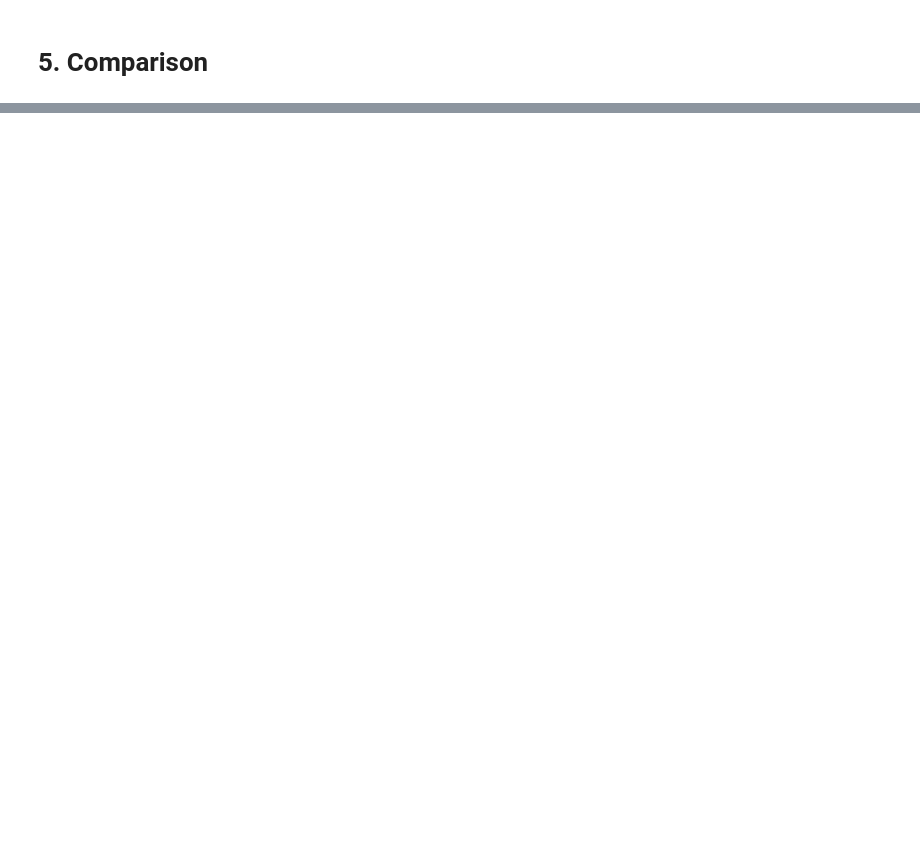
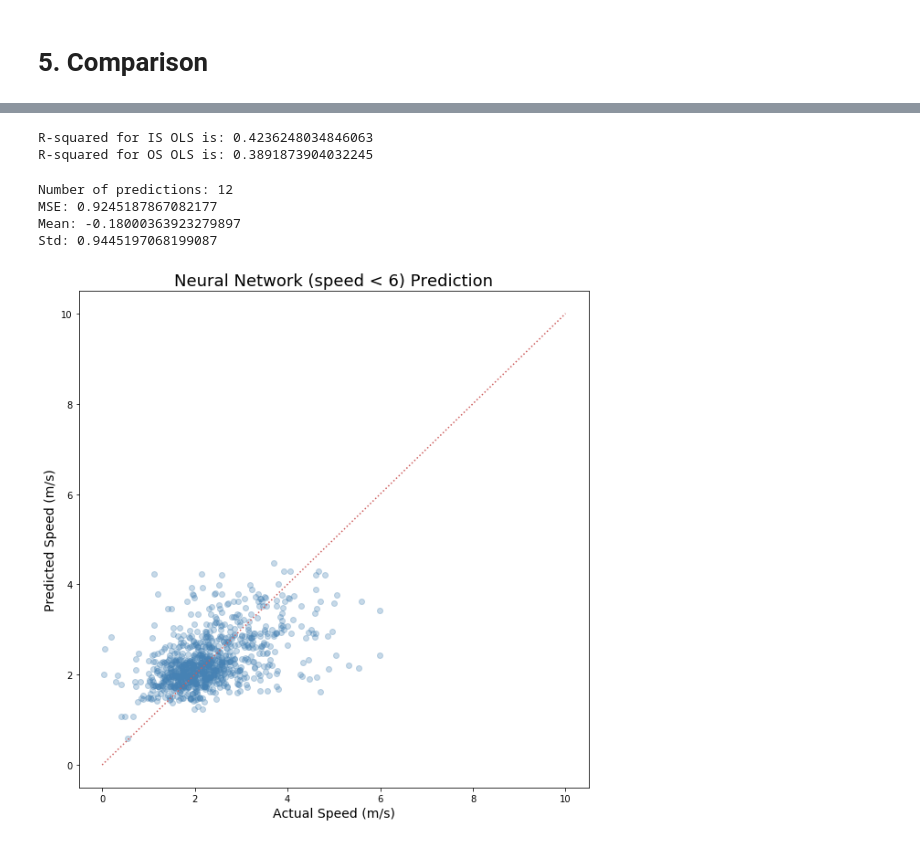
Before and after one commit to ywnch/NYC-bus-LTT-prediction, a Jupyter notebook: prediction.ipynb, the cells around one changed output, grey strips where cells are left out. Cells and saved outputs as stored; diff of their text form; code cells hidden in the pictures; blank space fills up the shorter version.

```diff
--- a/prediction.ipynb
+++ b/prediction.ipynb
@@ -380,0 +393,37 @@ plt.show()
+# %%
+# plot prediction result (with an additional arg for y_test)
+def plot_res_nn(model, X_test, y_test, title, fname):
+    fig = plt.figure(figsize=(10,10))
+    ax = fig.add_subplot(111)
+
+    ax.scatter(y_test, model.predict(X_test), color='steelblue', alpha=0.3)
+    ax.plot([0,10], [0,10], 'indianred', linestyle=':')
+
+    plt.xlabel("Actual Speed (m/s)", fontsize=14)
+    plt.ylabel("Predicted Speed (m/s)", fontsize=14)
+    plt.title("%s Prediction"%title, fontsize=18)
+
+    plt.savefig("output/%s.png"%fname, dpi=300)
+    plt.show()
+# %%
+# train separate models for different speed range
+X_train_pp_1 = X_train_pp[y_train < 6]
+X_train_pp_2 = X_train_pp[y_train >= 6]
+y_train_1 = y_train[y_train < 6]
+y_train_2 = y_train[y_train >= 6]
+
+X_test_pp_1 = X_test_pp[y_test < 6]
+X_test_pp_2 = X_test_pp[y_test >= 6]
+y_test_1 = y_test[y_test < 6]
+y_test_2 = y_test[y_test >= 6]
+# %%
+# train the first one (for those speed < 6)
+nn1 = MLPRegressor(hidden_layer_sizes=(40,),
+                  activation='relu',
+                  solver='lbfgs',
+                  learning_rate='adaptive',
+                  max_iter=1000,
+                  learning_rate_init=0.001,
+                  alpha=0.01,
+                  random_state=1009)
+nn1.fit(X_train_pp_1, y_train_1)
@@ -380,0 +473,20 @@ plt.show()
+# %%
+R2_IS = nn2.score(X_train_pp_2, y_train_2)
+R2_OS = nn2.score(X_test_pp_2, y_test_2)
+
+print("R-squared for IS OLS is: {0}".format(R2_IS))
+print("R-squared for OS OLS is: {0}".format(R2_OS))
+# %% [output]
+R-squared for IS OLS is: 0.4236248034846063
+R-squared for OS OLS is: 0.3891873904032245
+# %%
+evaluate_nn(nn2, X_test_pp_2, y_test_2)
+# %% [output]
+Number of predictions: 12
+MSE: 0.9245187867082177
+Mean: -0.18000363923279897
+Std: 0.9445197068199087
+# %%
+plot_res_nn(nn1, X_test_pp_1, y_test_1, "Neural Network (speed < 6)", "nn1")
+# %% [output]
+[figure, added]
```
Also changed, not shown: parts of 24 cells of this notebook, 6 other files.
